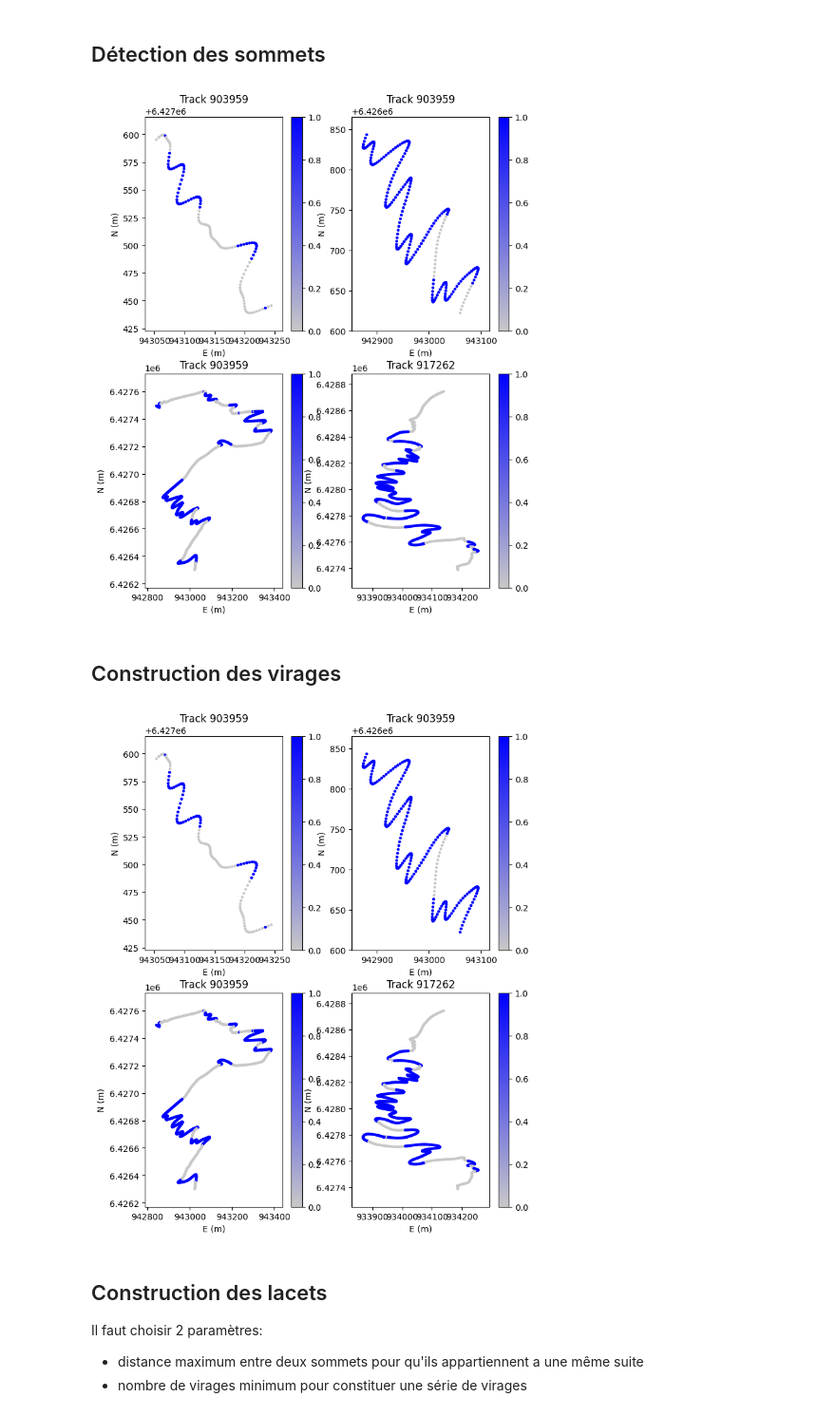
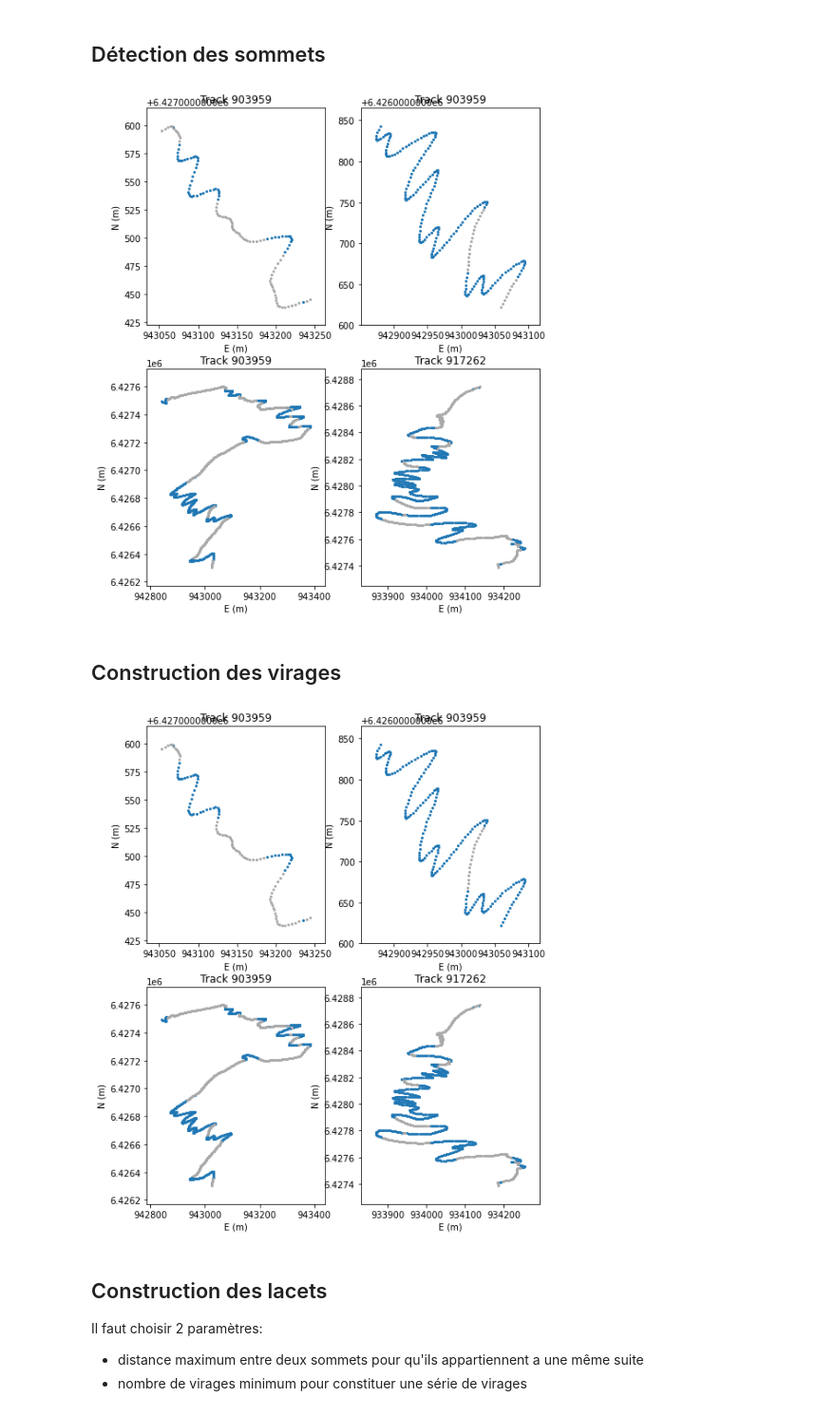
Before and after one commit to umrlastig/tracklib, a Jupyter notebook: doc/source/usecase/Switchbacks.ipynb, the cells around one changed output. Shown: that part at 95% size. Drawn from its saved outputs; the diff is of its cells as text; code cells hidden in the pictures.

```diff
--- a/doc/source/usecase/Switchbacks.ipynb
+++ b/doc/source/usecase/Switchbacks.ipynb
@@ -57,9 +65,7 @@ Code running in a no qgis environment
 # %% [markdown]
 ## Lissage gaussien de la trace
 # %%
-from tracklib import GaussianKernel, Operator
-
-kernel = GaussianKernel(2)
+kernel = tkl.GaussianKernel(2)
 
 fig, axs = plt.subplots(2, 2, figsize=(8, 10))
 for ax, i in zip(axs.flat, range(len(TRACES))):
@@ -68,8 +74,8 @@ for ax, i in zip(axs.flat, range(len(TRACES))):
     trace = TRACES[i]
 
     # Lissage gaussien
-    trace.operate(Operator.FILTER, "x", kernel, "x_filtered")
-    trace.operate(Operator.FILTER, "y", kernel, "y_filtered")
+    trace.operate(tkl.Operator.FILTER, "x", kernel, "x_filtered")
+    trace.operate(tkl.Operator.FILTER, "y", kernel, "y_filtered")
     trace.operate("x=x_filtered")
     trace.operate("y=y_filtered")
 
@@ -82,9 +88,7 @@ for ax, i in zip(axs.flat, range(len(TRACES))):
 # %% [markdown]
 ## Compute inflection points
 # %%
-from tracklib import computeInflection, getColorMap
-
-COLS = getColorMap((220, 220, 220), (255, 0, 0))
+COLS = tkl.getColorMap((220, 220, 220), (255, 0, 0))
 
 fig, axs = plt.subplots(2, 2, figsize=(8, 10))
 for ax, i in zip(axs.flat, range(len(TRACES))):
@@ -92,9 +96,9 @@ for ax, i in zip(axs.flat, range(len(TRACES))):
     trace = TRACES[i]
 
     # Calcul
-    computeInflection(trace)
+    tkl.computeInflection(trace)
 
     # Dessin
-    trace.plot(type='POINT', af_name='inflection', append=ax,
-            cmap=COLS, pointsize=10)
+    trace.plot(type='POINT', af_name='inflection', pointsize=2, append=ax,
+            cmap=COLS)
 # %% [output]
@@ -102,9 +106,7 @@ for ax, i in zip(axs.flat, range(len(TRACES))):
 # %% [markdown]
 ## Détection des sommets
 # %%
-from tracklib import computeBend
-
-COLS = getColorMap((200, 200, 200), (0, 0, 255))
+COLS = tkl.getColorMap((200, 200, 200), (0, 0, 255))
 
 fig, axs = plt.subplots(2, 2, figsize=(8, 10))
 for ax, i in zip(axs.flat, range(len(TRACES))):
@@ -112,31 +114,29 @@ for ax, i in zip(axs.flat, range(len(TRACES))):
     trace = TRACES[i]
 
     # Calcul
-    computeBend(trace)
+    tkl.computeBend(trace)
 
     # Dessin
-    trace.plot(type='POINT', af_name='bend', append=ax, cmap = COLS)
+    trace.plot(type='POINT', af_name='bend', pointsize=2, append=ax, cmap = COLS)
 # %% [output]
-[figure, old version]
+[figure, new version]
 # %% [markdown]
 ## Construction des virages
 # %%
-from tracklib import computeBend
-
-COLS = getColorMap((200, 200, 200), (0, 0, 255))
+COLS = tkl.getColorMap((200, 200, 200), (0, 0, 255))
 
 fig, axs = plt.subplots(2, 2, figsize=(8, 10))
 for ax, i in zip(axs.flat, range(len(TRACES))):
     # Get trace lissée
     trace = TRACES[i]
 
     # Calcul
-    computeBend(trace)
+    tkl.computeBend(trace)
 
     # Dessin
-    trace.plot(type='POINT', af_name='bend', append=ax, cmap = COLS)
+    trace.plot(type='POINT', af_name='bend', pointsize=2, append=ax, cmap = COLS)
 # %% [output]
-[figure, old version]
+[figure, new version]
 # %% [markdown]
 ## Construction des lacets
 
```
Also changed, not shown: parts of 5 cells of this notebook, 4 other files.
